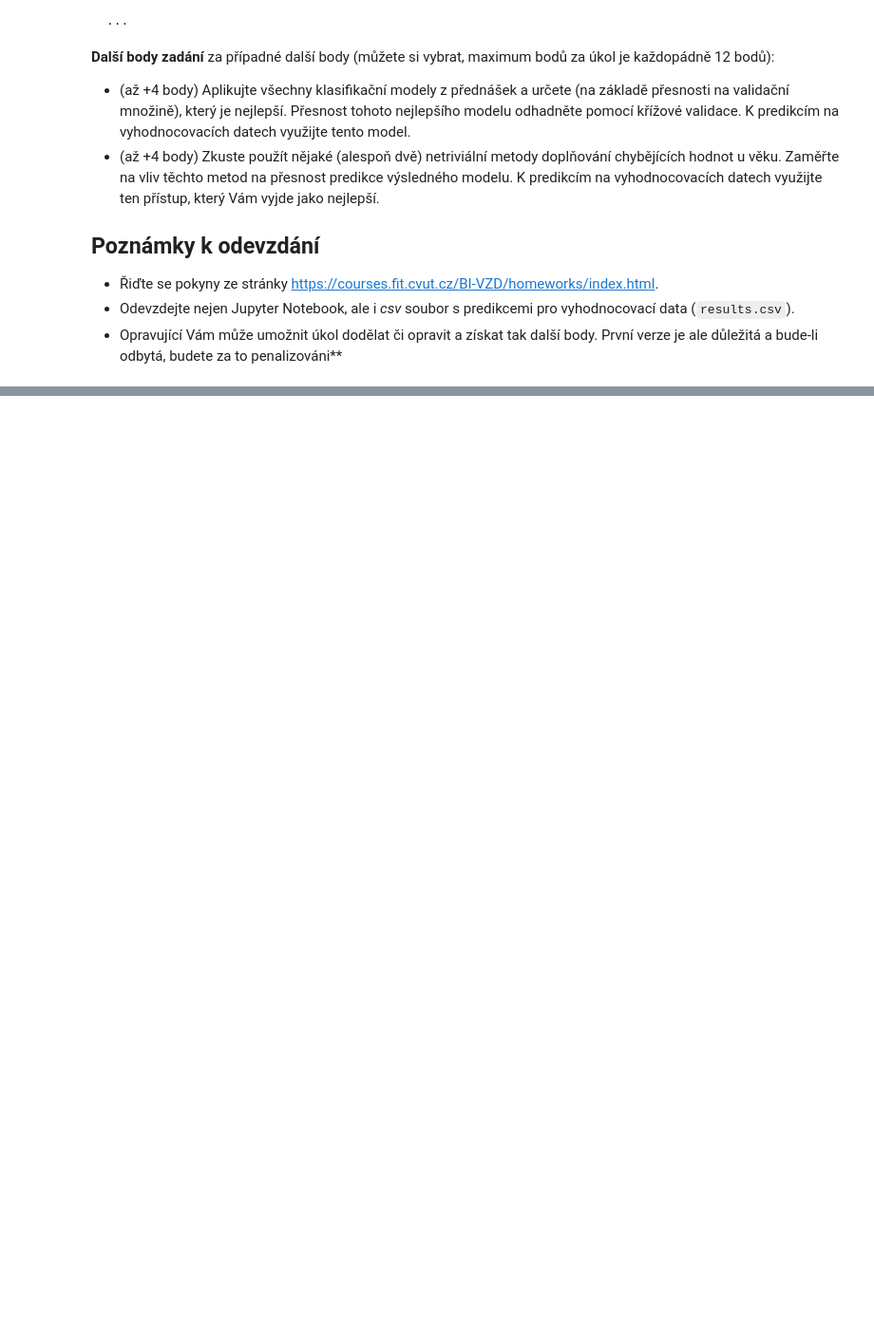
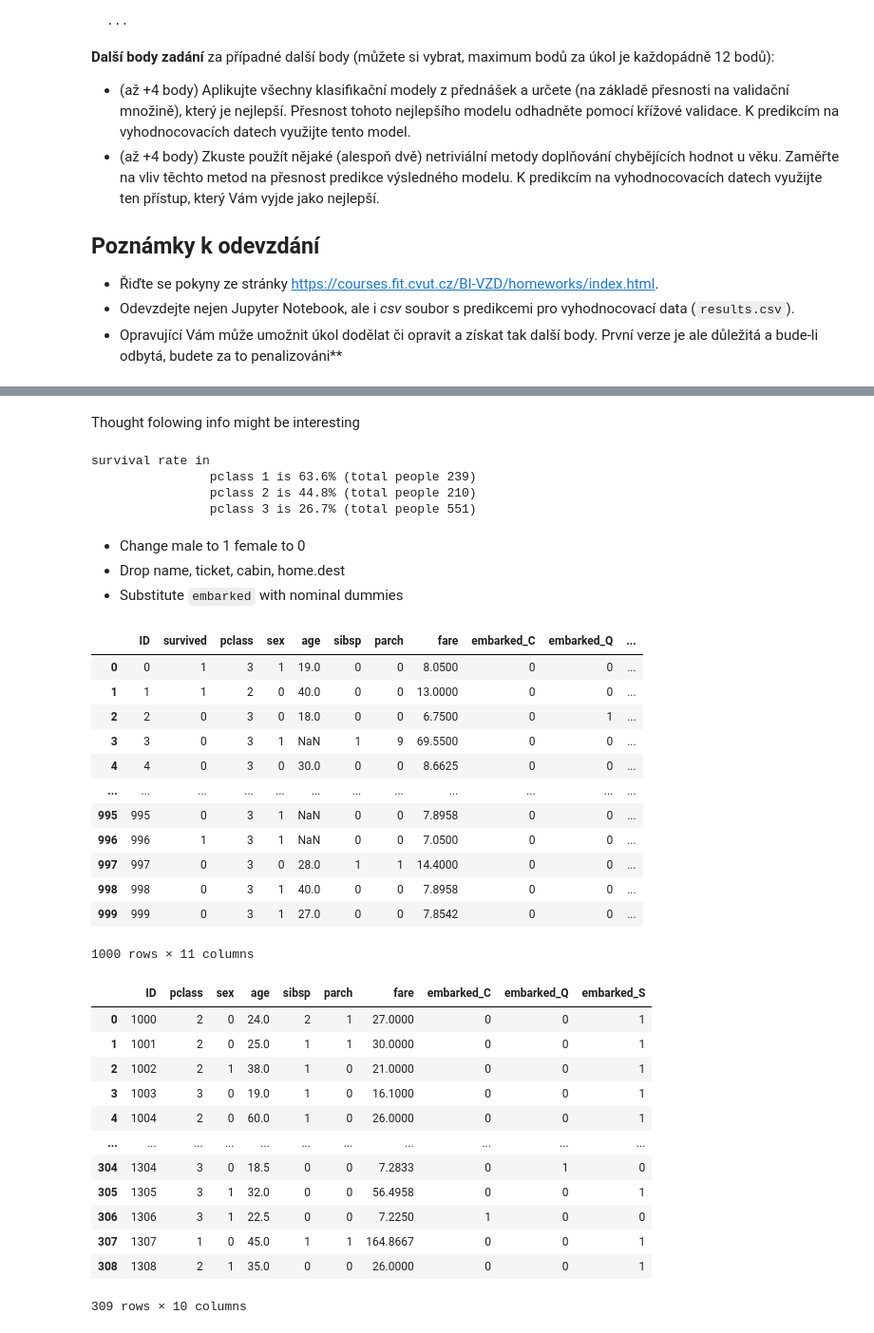
Before and after one commit to baturevychvitalii/data_science, a Jupyter notebook: 02/homework_02_B201.ipynb, the cells around one changed output, grey strips where cells are left out. Shown: that part at 95% size. Cells and saved outputs as stored; diff of their text form; code cells hidden in the pictures; blank space fills up the shorter version.

```diff
--- a/02/homework_02_B201.ipynb
+++ b/02/homework_02_B201.ipynb
@@ -56,0 +149,54 @@ ID,survived
+# %% [markdown]
+Thought folowing info might be interesting
+# %%
+print('survival rate in')
+for pclass, g in data.groupby('pclass'):
+    print('\t\tpclass {} is {:.1f}% (total people {})'.format(pclass, g['survived'].sum()/len(g)*100, len(g)))
+# %% [output]
+survival rate in
+                pclass 1 is 63.6% (total people 239)
+                pclass 2 is 44.8% (total people 210)
+                pclass 3 is 26.7% (total people 551)
+# %% [markdown]
+* Change male to 1 female to 0
+* Drop name, ticket, cabin, home.dest
+* Substitute `embarked` with nominal dummies
+# %%
+def shape_frame(df):
+    df['sex'].replace(['male','female'],[1,0], inplace=True)
+    df.drop(columns=['name', 'ticket', 'cabin', 'home.dest'],inplace=True)
+    df = pd.get_dummies(data=df, columns=['embarked'], prefix='embarked')
+    df['fare'].fillna(0,inplace=True)
+    return df
+
+data = shape_frame(data)
+evaluation = shape_frame(evaluation)
+display(data)
+display(evaluation)
+# %% [output]
+|  | ID | survived | pclass | sex | age | sibsp | parch | fare | embarked_C | embarked_Q | ... |
+| 0 | 0 | 1 | 3 | 1 | 19.0 | 0 | 0 | 8.0500 | 0 | 0 | ... |
+| 1 | 1 | 1 | 2 | 0 | 40.0 | 0 | 0 | 13.0000 | 0 | 0 | ... |
+| 2 | 2 | 0 | 3 | 0 | 18.0 | 0 | 0 | 6.7500 | 0 | 1 | ... |
+| 3 | 3 | 0 | 3 | 1 | NaN | 1 | 9 | 69.5500 | 0 | 0 | ... |
+| 4 | 4 | 0 | 3 | 0 | 30.0 | 0 | 0 | 8.6625 | 0 | 0 | ... |
+| ... | ... | ... | ... | ... | ... | ... | ... | ... | ... | ... | ... |
+| 995 | 995 | 0 | 3 | 1 | NaN | 0 | 0 | 7.8958 | 0 | 0 | ... |
+| 996 | 996 | 1 | 3 | 1 | NaN | 0 | 0 | 7.0500 | 0 | 0 | ... |
+| 997 | 997 | 0 | 3 | 0 | 28.0 | 1 | 1 | 14.4000 | 0 | 0 | ... |
+| 998 | 998 | 0 | 3 | 1 | 40.0 | 0 | 0 | 7.8958 | 0 | 0 | ... |
+| 999 | 999 | 0 | 3 | 1 | 27.0 | 0 | 0 | 7.8542 | 0 | 0 | ... |
+1000 rows × 11 columns
+|  | ID | pclass | sex | age | sibsp | parch | fare | embarked_C | embarked_Q | embarked_S |
+| 0 | 1000 | 2 | 0 | 24.0 | 2 | 1 | 27.0000 | 0 | 0 | 1 |
+| 1 | 1001 | 2 | 0 | 25.0 | 1 | 1 | 30.0000 | 0 | 0 | 1 |
+| 2 | 1002 | 2 | 1 | 38.0 | 1 | 0 | 21.0000 | 0 | 0 | 1 |
+| 3 | 1003 | 3 | 0 | 19.0 | 1 | 0 | 16.1000 | 0 | 0 | 1 |
+| 4 | 1004 | 2 | 0 | 60.0 | 1 | 0 | 26.0000 | 0 | 0 | 1 |
+| ... | ... | ... | ... | ... | ... | ... | ... | ... | ... | ... |
+| 304 | 1304 | 3 | 0 | 18.5 | 0 | 0 | 7.2833 | 0 | 1 | 0 |
+| 305 | 1305 | 3 | 1 | 32.0 | 0 | 0 | 56.4958 | 0 | 0 | 1 |
+| 306 | 1306 | 3 | 1 | 22.5 | 0 | 0 | 7.2250 | 1 | 0 | 0 |
+| 307 | 1307 | 1 | 0 | 45.0 | 1 | 1 | 164.8667 | 0 | 0 | 1 |
+| 308 | 1308 | 2 | 1 | 35.0 | 0 | 0 | 26.0000 | 0 | 0 | 1 |
+309 rows × 10 columns
```
Also changed, not shown: parts of 32 cells of this notebook, 3 other files.
